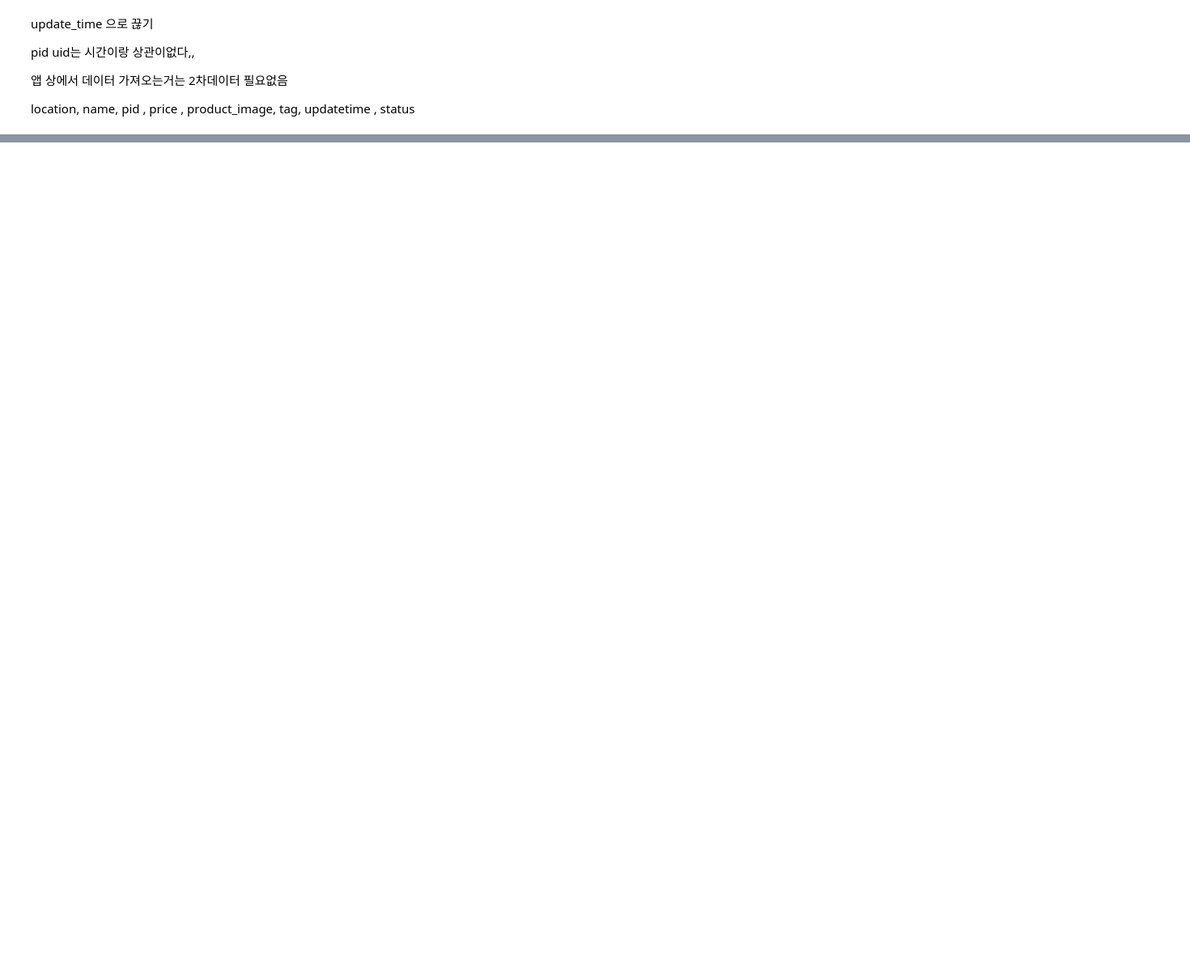
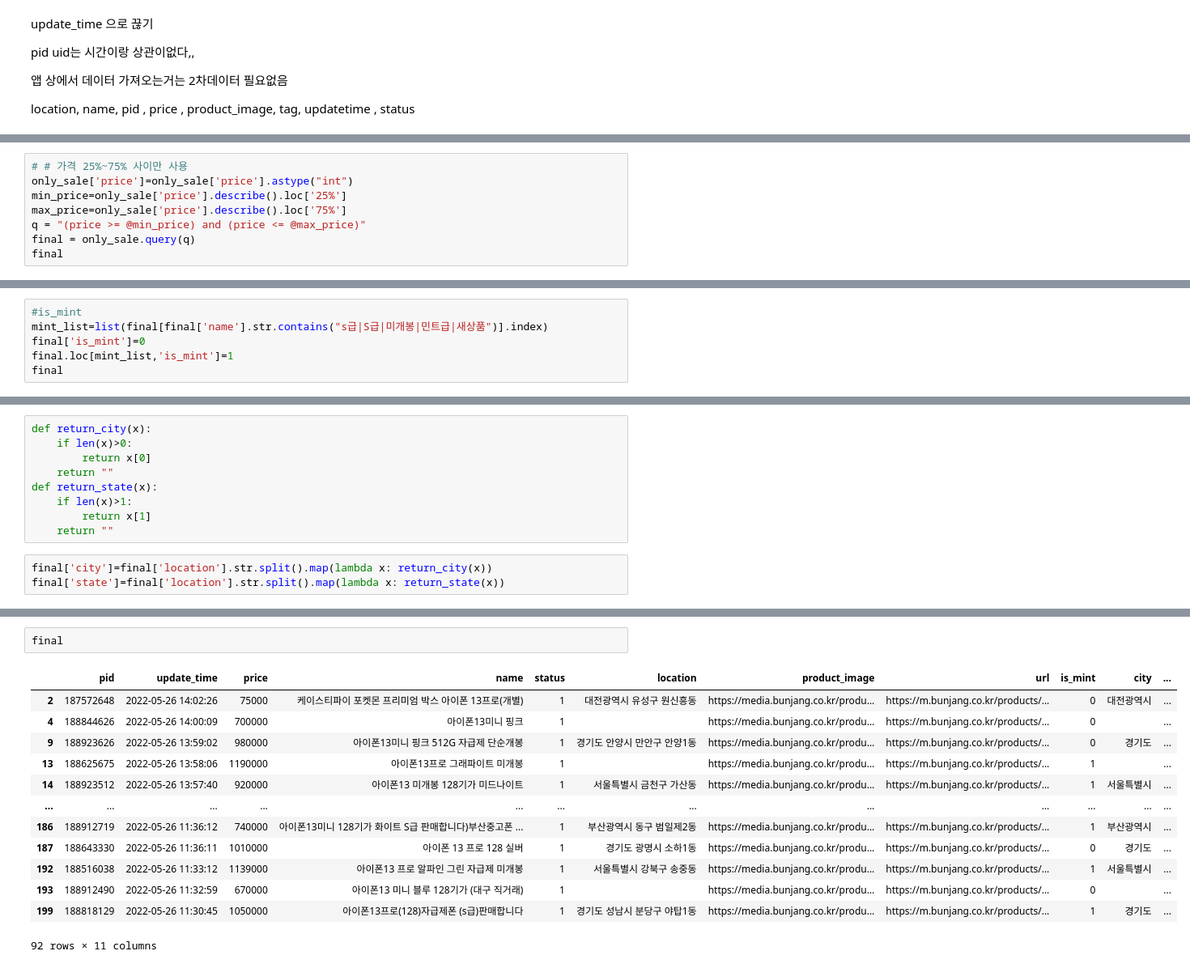
Before and after one commit to capstoneIldanGo/used_product_crawler, a Jupyter notebook: bunjang_crawler.ipynb, the cells around one changed output, grey strips where cells are left out. Shown: that part at 81% size. Cells and saved outputs as stored; diff of their text form; blank space fills up the shorter version.

```diff
--- a/bunjang_crawler.ipynb
+++ b/bunjang_crawler.ipynb
@@ -241,0 +115,8 @@ details
+# %%
+# # 가격 25%~75% 사이만 사용
+only_sale['price']=only_sale['price'].astype("int")
+min_price=only_sale['price'].describe().loc['25%']
+max_price=only_sale['price'].describe().loc['75%']
+q = "(price >= @min_price) and (price <= @max_price)"
+final = only_sale.query(q)
+final
@@ -241,0 +137,6 @@ details
+# %%
+#is_mint
+mint_list=list(final[final['name'].str.contains("s급|S급|미개봉|민트급|새상품")].index)
+final['is_mint']=0
+final.loc[mint_list,'is_mint']=1
+final
@@ -241,0 +167,12 @@ details
+# %%
+def return_city(x):
+    if len(x)>0:
+        return x[0]
+    return ""
+def return_state(x):
+    if len(x)>1:
+        return x[1]
+    return ""
+# %%
+final['city']=final['location'].str.split().map(lambda x: return_city(x))
+final['state']=final['location'].str.split().map(lambda x: return_state(x))
@@ -241,0 +190,16 @@ details
+# %%
+final
+# %% [output]
+|  | pid | update_time | price | name | status | location | product_image | url | is_mint | city | ... |
+| 2 | 187572648 | 2022-05-26 14:02:26 | 75000 | 케이스티파이 포켓몬 프리미엄 박스 아이폰 13프로(개별) | 1 | 대전광역시 유성구 원신흥동 | https://media.bunjang.co.kr/produ... | https://m.bunjang.co.kr/products/... | 0 | 대전광역시 | ... |
+| 4 | 188844626 | 2022-05-26 14:00:09 | 700000 | 아이폰13미니 핑크 | 1 |  | https://media.bunjang.co.kr/produ... | https://m.bunjang.co.kr/products/... | 0 |  | ... |
+| 9 | 188923626 | 2022-05-26 13:59:02 | 980000 | 아이폰13미니 핑크 512G 자급제 단순개봉 | 1 | 경기도 안양시 만안구 안양1동 | https://media.bunjang.co.kr/produ... | https://m.bunjang.co.kr/products/... | 0 | 경기도 | ... |
+| 13 | 188625675 | 2022-05-26 13:58:06 | 1190000 | 아이폰13프로 그래파이트 미개봉 | 1 |  | https://media.bunjang.co.kr/produ... | https://m.bunjang.co.kr/products/... | 1 |  | ... |
+| 14 | 188923512 | 2022-05-26 13:57:40 | 920000 | 아이폰13 미개봉 128기가 미드나이트 | 1 | 서울특별시 금천구 가산동 | https://media.bunjang.co.kr/produ... | https://m.bunjang.co.kr/products/... | 1 | 서울특별시 | ... |
+| ... | ... | ... | ... | ... | ... | ... | ... | ... | ... | ... | ... |
+| 186 | 188912719 | 2022-05-26 11:36:12 | 740000 | 아이폰13미니 128기가 화이트 S급 판매합니다)부산중고폰 ... | 1 | 부산광역시 동구 범일제2동 | https://media.bunjang.co.kr/produ... | https://m.bunjang.co.kr/products/... | 1 | 부산광역시 | ... |
+| 187 | 188643330 | 2022-05-26 11:36:11 | 1010000 | 아이폰 13 프로 128 실버 | 1 | 경기도 광명시 소하1동 | https://media.bunjang.co.kr/produ... | https://m.bunjang.co.kr/products/... | 0 | 경기도 | ... |
+| 192 | 188516038 | 2022-05-26 11:33:12 | 1139000 | 아이폰13 프로 알파인 그린 자급제 미개봉 | 1 | 서울특별시 강북구 송중동 | https://media.bunjang.co.kr/produ... | https://m.bunjang.co.kr/products/... | 1 | 서울특별시 | ... |
+| 193 | 188912490 | 2022-05-26 11:32:59 | 670000 | 아이폰13 미니 블루 128기가 (대구 직거래) | 1 |  | https://media.bunjang.co.kr/produ... | https://m.bunjang.co.kr/products/... | 0 |  | ... |
+| 199 | 188818129 | 2022-05-26 11:30:45 | 1050000 | 아이폰13프로(128)자급제폰 (s급)판매합니다 | 1 | 경기도 성남시 분당구 야탑1동 | https://media.bunjang.co.kr/produ... | https://m.bunjang.co.kr/products/... | 1 | 경기도 | ... |
+92 rows × 11 columns
```
Also changed, not shown: parts of 33 cells of this notebook, 9 other files.
